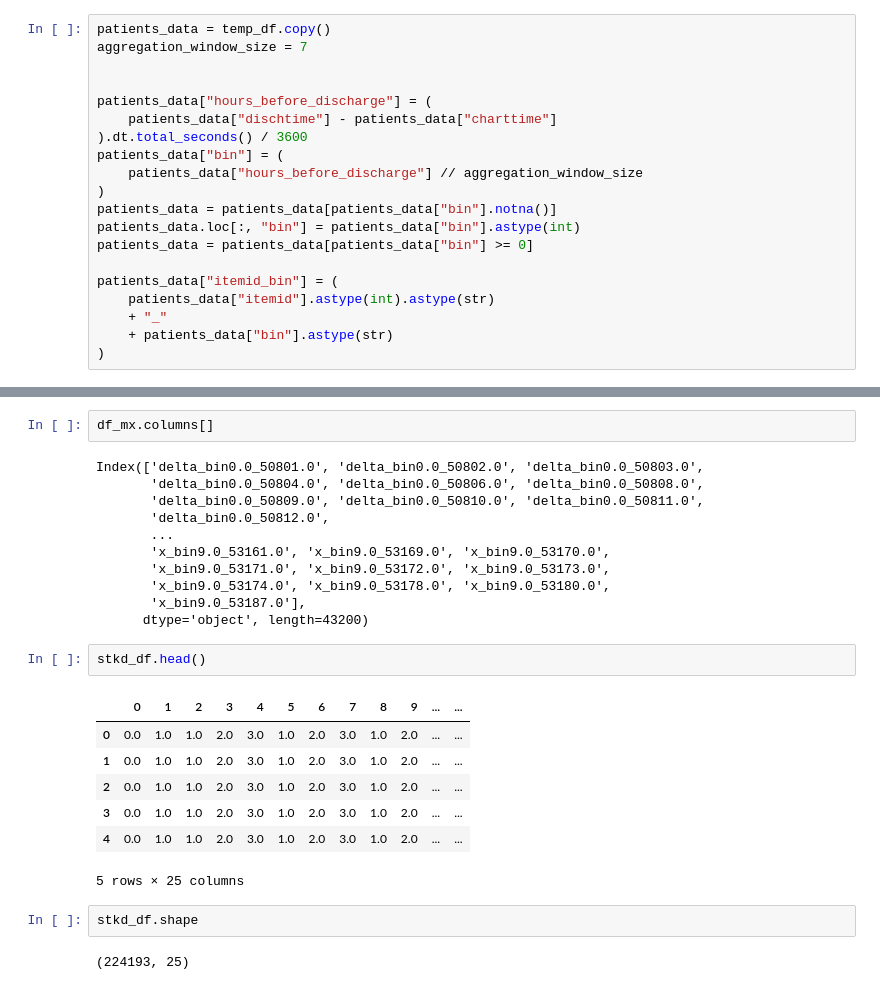
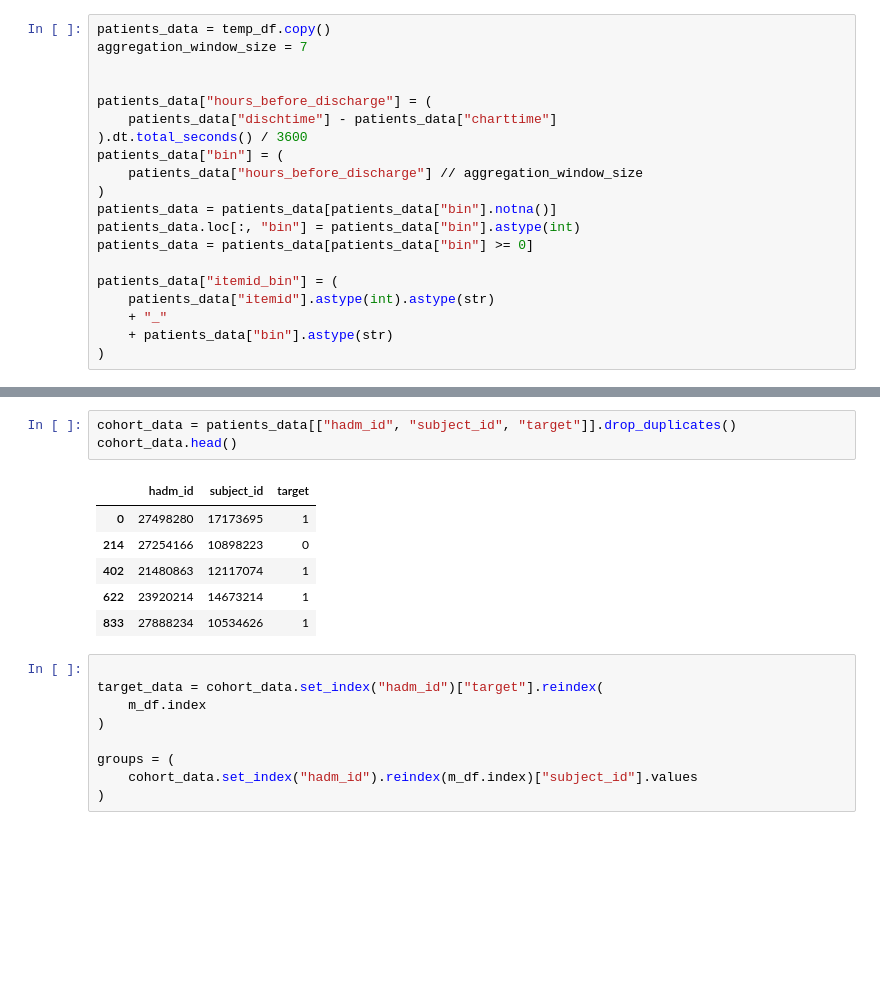
Before and after one commit to Crazz-Zaac/informative-missingness, a Jupyter notebook: project/notebooks/exp_2025.ipynb, the cells around one changed output, grey strips where cells are left out. Saved outputs shown, nothing was run; the diff lists cells and outputs as text; blank space fills up the shorter version.

```diff
--- a/project/notebooks/exp_2025.ipynb
+++ b/project/notebooks/exp_2025.ipynb
@@ -1082,27 +1000,19 @@ df_mx.head()
+# %%
+cohort_data = patients_data[["hadm_id", "subject_id", "target"]].drop_duplicates()
+cohort_data.head()
+# %% [output]
+|  | hadm_id | subject_id | target |
+| 0 | 27498280 | 17173695 | 1 |
+| 214 | 27254166 | 10898223 | 0 |
+| 402 | 21480863 | 12117074 | 1 |
+| 622 | 23920214 | 14673214 | 1 |
+| 833 | 27888234 | 10534626 | 1 |
 # %%
-df_mx.columns[]
+
+target_data = cohort_data.set_index("hadm_id")["target"].reindex(
+    m_df.index
+)
+
+groups = (
+    cohort_data.set_index("hadm_id").reindex(m_df.index)["subject_id"].values
+)
-# %% [output]
-Index(['delta_bin0.0_50801.0', 'delta_bin0.0_50802.0', 'delta_bin0.0_50803.0',
-       'delta_bin0.0_50804.0', 'delta_bin0.0_50806.0', 'delta_bin0.0_50808.0',
-       'delta_bin0.0_50809.0', 'delta_bin0.0_50810.0', 'delta_bin0.0_50811.0',
-       'delta_bin0.0_50812.0',
-       ...
-       'x_bin9.0_53161.0', 'x_bin9.0_53169.0', 'x_bin9.0_53170.0',
-       'x_bin9.0_53171.0', 'x_bin9.0_53172.0', 'x_bin9.0_53173.0',
-       'x_bin9.0_53174.0', 'x_bin9.0_53178.0', 'x_bin9.0_53180.0',
-       'x_bin9.0_53187.0'],
-      dtype='object', length=43200)
-# %%
-stkd_df.head()
-# %% [output]
-|  | 0 | 1 | 2 | 3 | 4 | 5 | 6 | 7 | 8 | 9 | ... | ... |
-| 0 | 0.0 | 1.0 | 1.0 | 2.0 | 3.0 | 1.0 | 2.0 | 3.0 | 1.0 | 2.0 | ... | ... |
-| 1 | 0.0 | 1.0 | 1.0 | 2.0 | 3.0 | 1.0 | 2.0 | 3.0 | 1.0 | 2.0 | ... | ... |
-| 2 | 0.0 | 1.0 | 1.0 | 2.0 | 3.0 | 1.0 | 2.0 | 3.0 | 1.0 | 2.0 | ... | ... |
-| 3 | 0.0 | 1.0 | 1.0 | 2.0 | 3.0 | 1.0 | 2.0 | 3.0 | 1.0 | 2.0 | ... | ... |
-| 4 | 0.0 | 1.0 | 1.0 | 2.0 | 3.0 | 1.0 | 2.0 | 3.0 | 1.0 | 2.0 | ... | ... |
-5 rows × 25 columns
-# %%
-stkd_df.shape
-# %% [output]
-(224193, 25)
```
Also changed, not shown: parts of 28 cells of this notebook, 3 other files.
